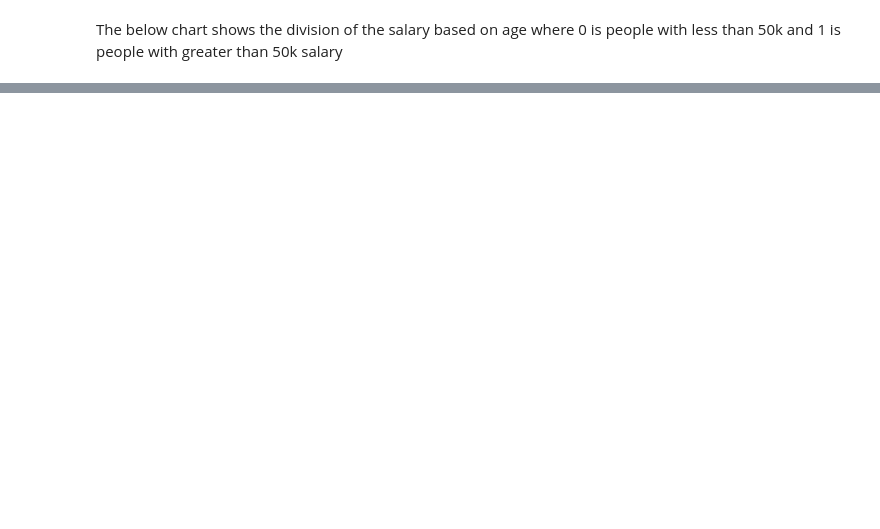
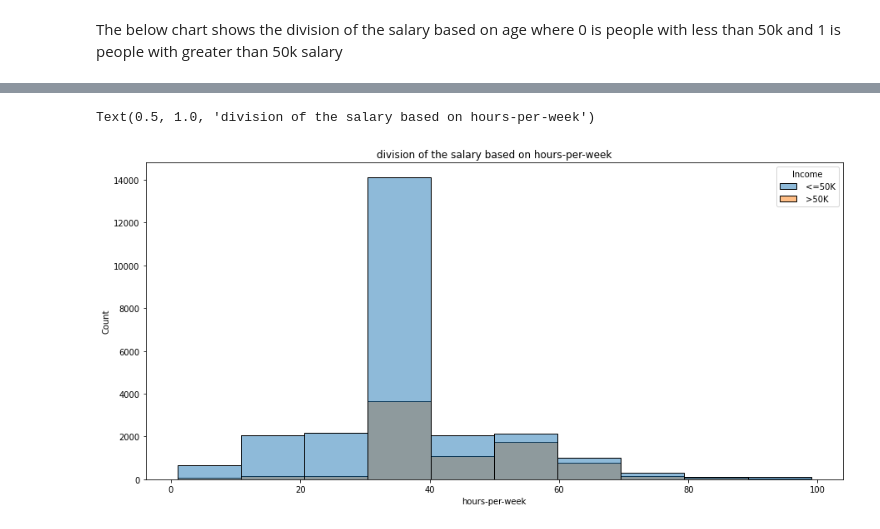
Before and after one commit to gkunal8019/Adult-Census-Income-Prediction, a Jupyter notebook: Adult_Census_Income_Prediction.ipynb, the cells around one changed output, grey strips where cells are left out. Cells and saved outputs as stored; diff of their text form; code cells hidden in the pictures; blank space fills up the shorter version.

```diff
--- a/Adult_Census_Income_Prediction.ipynb
+++ b/Adult_Census_Income_Prediction.ipynb
@@ -168,0 +214,3 @@ The below chart shows the division of the salary based on age where 0 is people
+# %%
+df['country'] = df['country'].map({'US':1,'Non-US':0}).astype(int)
+df
@@ -168,0 +231,9 @@ The below chart shows the division of the salary based on age where 0 is people
+# %%
+#The below chart shows the division of the salary based on hours-per-week where 0 is people with less than 50k and 1
+# is people with greater than 50k salary
+plt.figure(figsize=(15,7))
+sns.histplot(x='hours-per-week',hue='Income', bins=10,data=df)
+plt.title("division of the salary based on hours-per-week")
+# %% [output]
+Text(0.5, 1.0, 'division of the salary based on hours-per-week')
+[figure, added]
```
Also changed, not shown: parts of 25 cells of this notebook.
